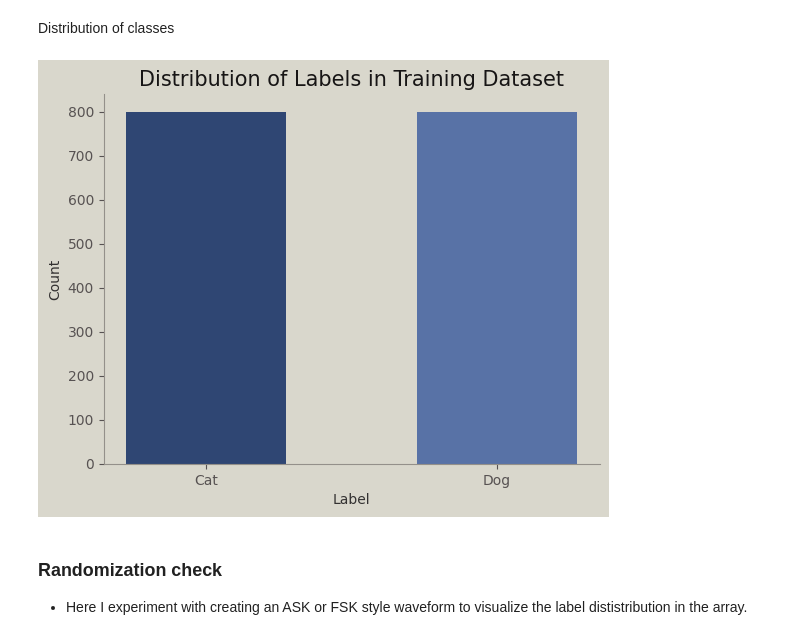
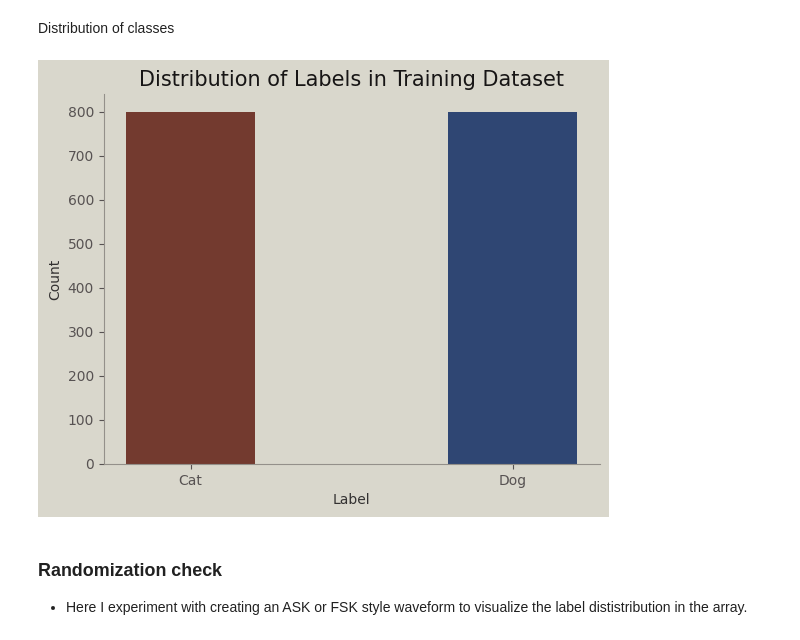
Before and after one commit to ArthurLopez1/AI-Arthur-Lopez-OPA23, a Jupyter notebook: lab_2/lab2.ipynb, the cells around one changed output. Cells and saved outputs as stored; diff of their text form; code cells hidden in the pictures.

Commit message:
chart 1

```diff
--- a/lab_2/lab2.ipynb
+++ b/lab_2/lab2.ipynb
@@ -273,37 +273,35 @@ def plot_label_distribution(labels):
     # Count the occurrences of each label
     label_counts = np.bincount(labels)
 
-    grey = "#525252"
-    darkgrey = "#454545"
     # Create the plot
     fig, ax = plt.subplots()
-    ax.bar(["Cat", "Dog"], label_counts, color=['#2F4673', '#5872A6'], width=0.55)
+    ax.bar(["Cat", "Dog"], label_counts, color=['#733A2F', '#2F4673'], width=0.4)
 
     # Customize the appearance
     ax.set_facecolor('#D9D7CC')
     fig.patch.set_facecolor('#D9D7CC')
     ax.spines['top'].set_visible(False)
     ax.spines['right'].set_visible(False)
     ax.spines['left'].set_color('#94908A')
     ax.spines['bottom'].set_color('#94908A')
     ax.tick_params(axis='x', colors='#575252')
     ax.tick_params(axis='y', colors='#575252')
     ax.xaxis.label.set_color('#333131')
     ax.yaxis.label.set_color('#333131')
     ax.title.set_color('#171515')
 
     # Set labels and title
     ax.set_xlabel('Label')
     ax.set_ylabel('Count')
     ax.set_title('Distribution of Labels in Training Dataset', fontsize=15)
 
     # Display the plot
     plt.show()
 
 plot_label_distribution(train_labels)
 # its balanced. Good!
 # %% [output]
-[figure, old version]
+[figure, new version]
 # %% [markdown]
 ### Randomization check
 - Here I experiment with creating an ASK or FSK style waveform to visualize the label dististribution in the array.
```
